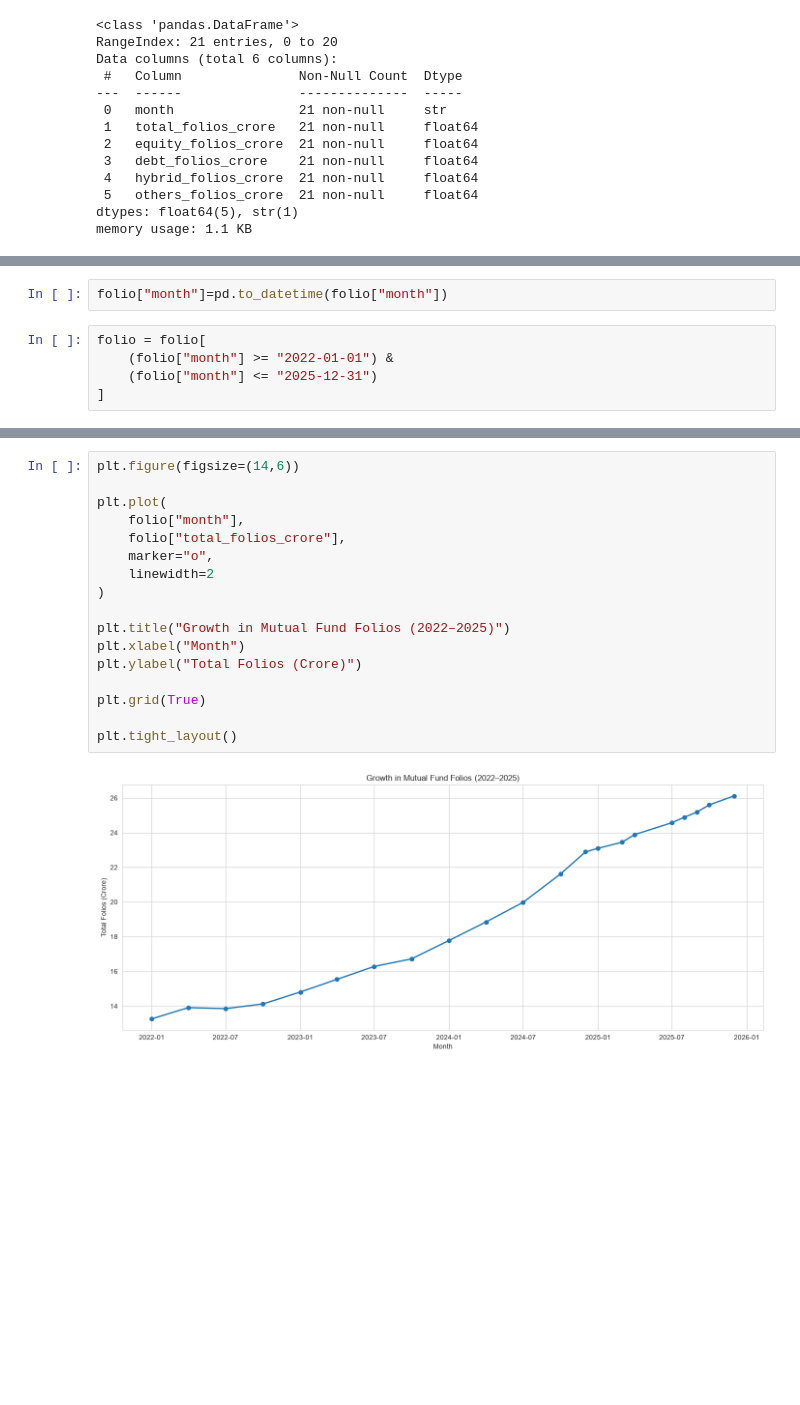
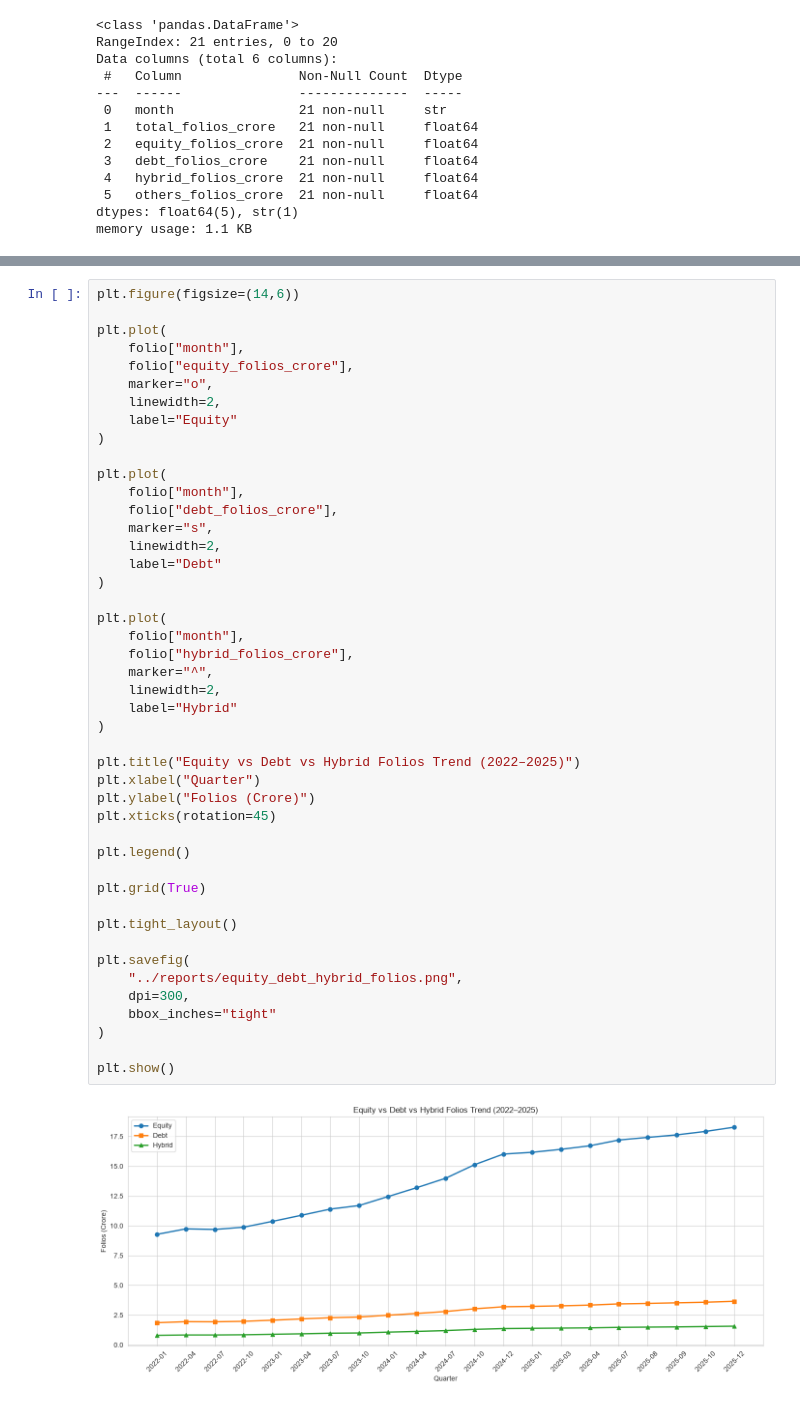
Before and after one commit to gummadalathanusri-hub/Mutual_Fund_Analytics, a Jupyter notebook: notebooks/EDA_Analysis.ipynb, the cells around one changed output, grey strips where cells are left out. Saved outputs shown, nothing was run; the diff lists cells and outputs as text; blank space fills up the shorter version.

Commit message:
Day 4 : Fund performance Analytics

```diff
--- a/notebooks/EDA_Analysis.ipynb
+++ b/notebooks/EDA_Analysis.ipynb
@@ -622,7 +643,0 @@ Index(['month', 'total_folios_crore', 'equity_folios_crore',
-# %%
-folio["month"]=pd.to_datetime(folio["month"])
-# %%
-folio = folio[
-    (folio["month"] >= "2022-01-01") &
-    (folio["month"] <= "2025-12-31")
-]
@@ -629,19 +691,47 @@ folio = folio[
 # %%
 plt.figure(figsize=(14,6))
 
 plt.plot(
     folio["month"],
-    folio["total_folios_crore"],
+    folio["equity_folios_crore"],
     marker="o",
-    linewidth=2
+    linewidth=2,
+    label="Equity"
 )
 
-plt.title("Growth in Mutual Fund Folios (2022–2025)")
-plt.xlabel("Month")
-plt.ylabel("Total Folios (Crore)")
+plt.plot(
+    folio["month"],
+    folio["debt_folios_crore"],
+    marker="s",
+    linewidth=2,
+    label="Debt"
+)
+
+plt.plot(
+    folio["month"],
+    folio["hybrid_folios_crore"],
+    marker="^",
+    linewidth=2,
+    label="Hybrid"
+)
+
+plt.title("Equity vs Debt vs Hybrid Folios Trend (2022–2025)")
+plt.xlabel("Quarter")
+plt.ylabel("Folios (Crore)")
+plt.xticks(rotation=45)
+
+plt.legend()
 
 plt.grid(True)
 
 plt.tight_layout()
+
+plt.savefig(
+    "../reports/equity_debt_hybrid_folios.png",
+    dpi=300,
+    bbox_inches="tight"
+)
+
+plt.show()
 # %% [output]
-[figure, old version]
+[figure, new version]
```
Also changed, not shown: parts of 32 cells of this notebook, 9 other files.
